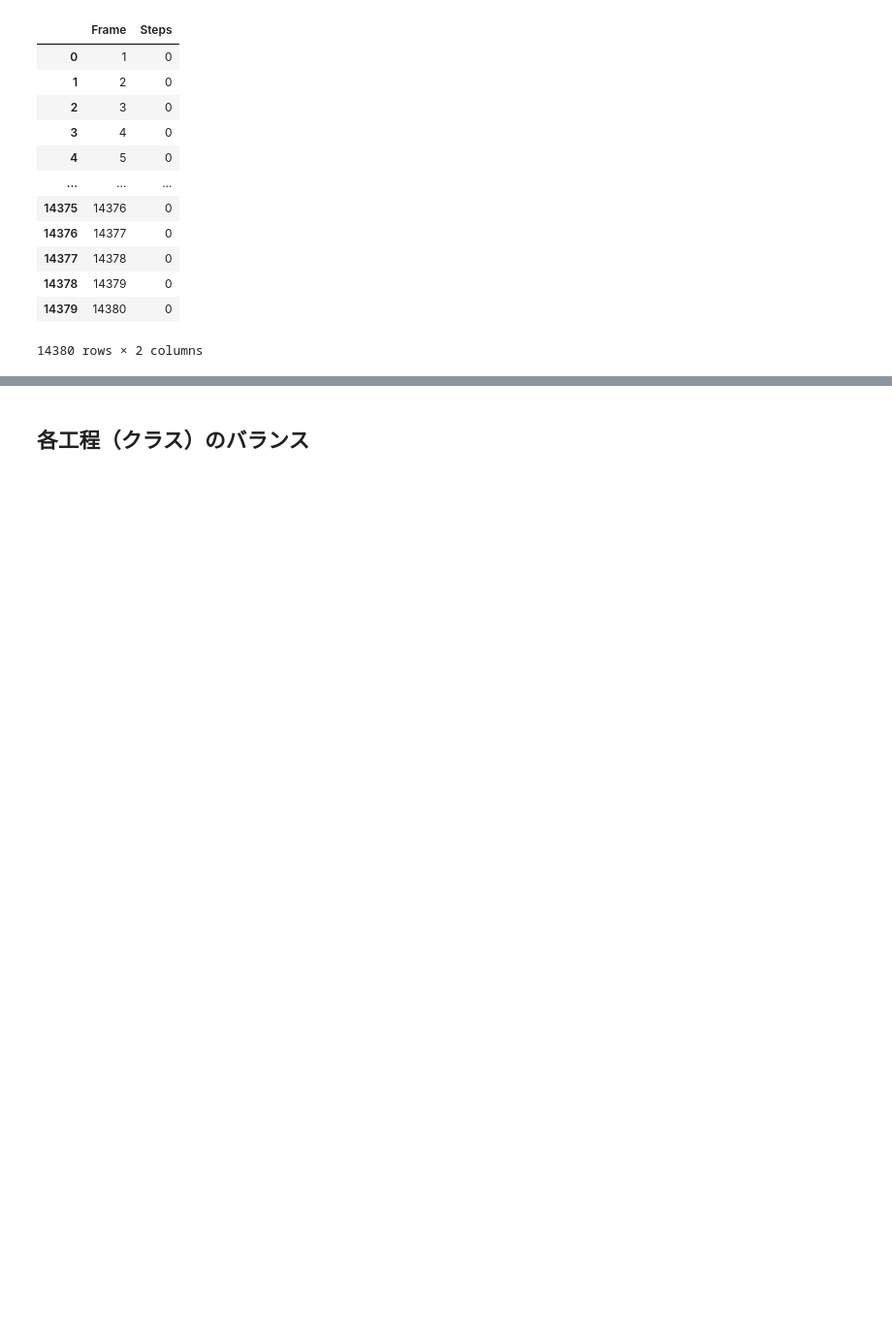
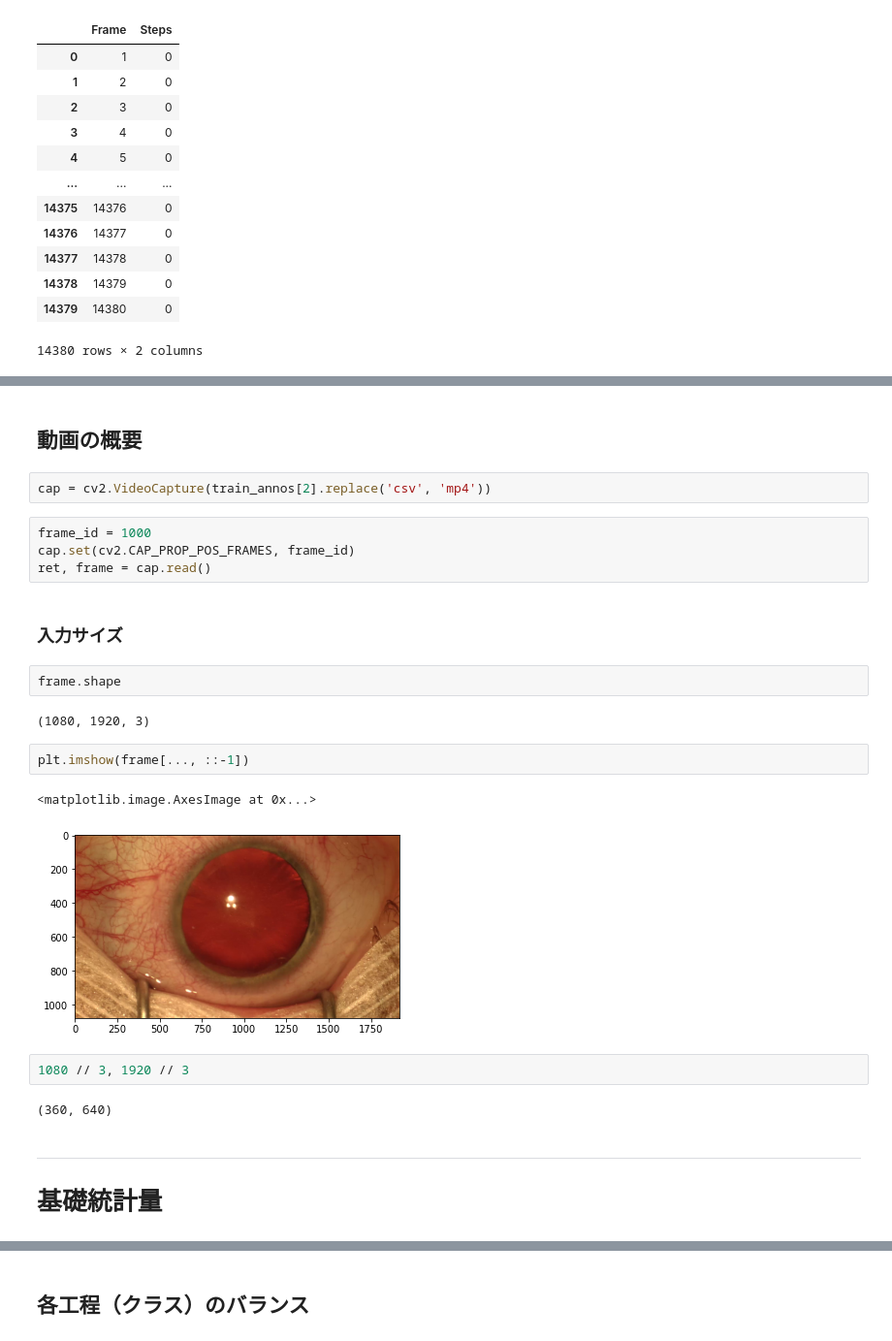
Before and after one commit to yumion/cataractsWorkflow, a Jupyter notebook: notebooks/eda.ipynb, the cells around one changed output, grey strips where cells are left out. Shown at 97% size. Cells and saved outputs as stored; diff of their text form; blank space fills up the shorter version.

```diff
--- a/notebooks/eda.ipynb
+++ b/notebooks/eda.ipynb
@@ -76,0 +110,26 @@ train01
+# %% [markdown]
+## 動画の概要
+# %%
+cap = cv2.VideoCapture(train_annos[2].replace('csv', 'mp4'))
+# %%
+frame_id = 1000
+cap.set(cv2.CAP_PROP_POS_FRAMES, frame_id)
+ret, frame = cap.read()
+# %% [markdown]
+### 入力サイズ
+# %%
+frame.shape
+# %% [output]
+(1080, 1920, 3)
+# %%
+plt.imshow(frame[..., ::-1])
+# %% [output]
+<matplotlib.image.AxesImage at 0x...>
+[figure, added]
+# %%
+1080 // 3, 1920 // 3
+# %% [output]
+(360, 640)
+# %% [markdown]
+---
+# 基礎統計量
```
Also changed, not shown: parts of 6 cells of this notebook, 9 other files.
